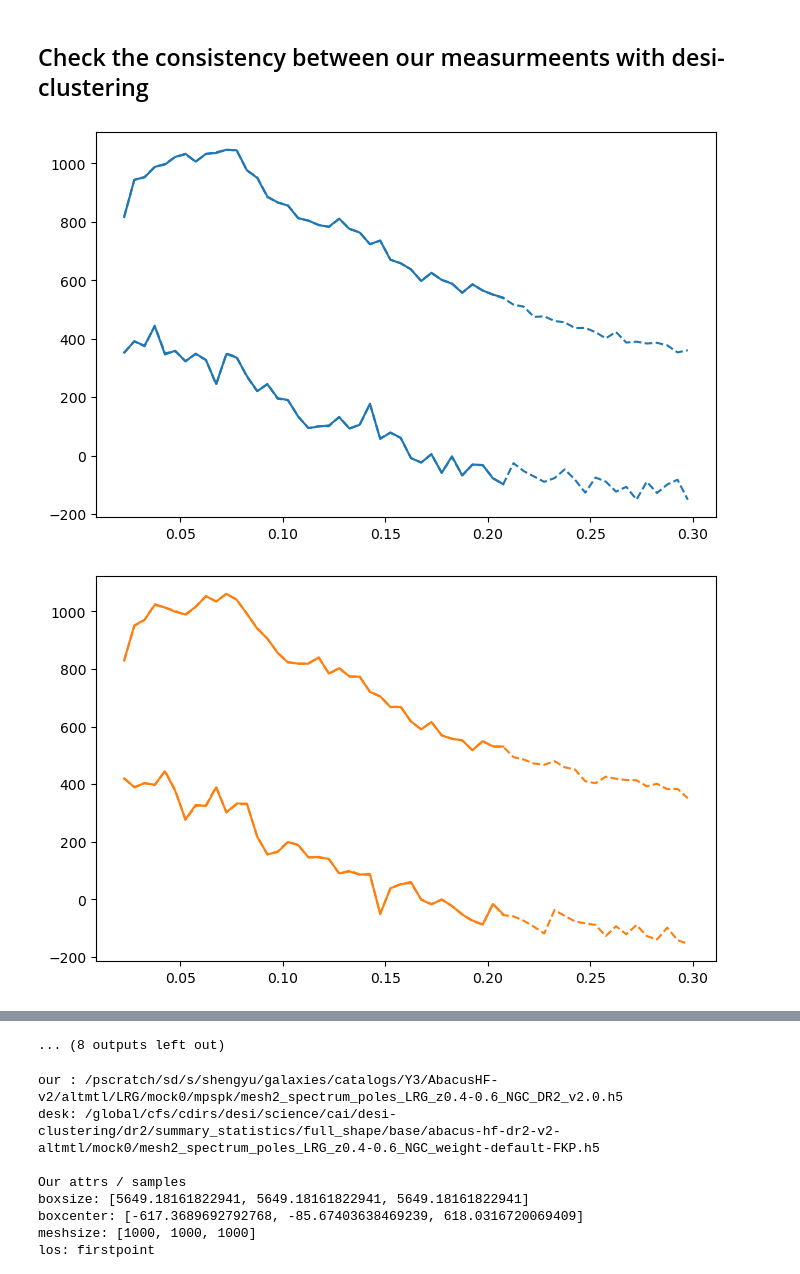
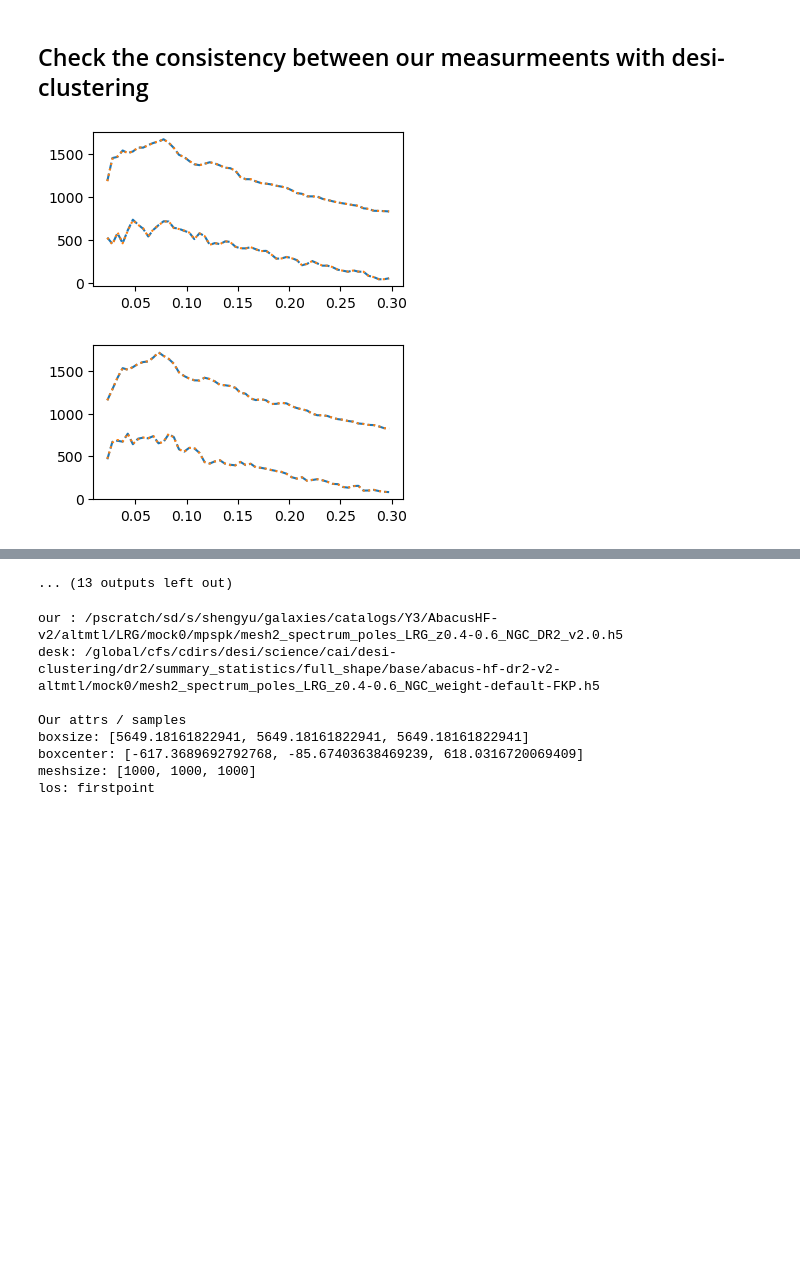
Before and after one commit to ShengyuHE/desi_y3_redshift_errors, a Jupyter notebook: main/clustering/notebooks/check_pk.ipynb, the cells around one changed output, grey strips where cells are left out. Cells and saved outputs as stored; diff of their text form; code cells hidden in the pictures; blank space fills up the shorter version.

```diff
--- a/main/clustering/notebooks/check_pk.ipynb
+++ b/main/clustering/notebooks/check_pk.ipynb
@@ -14,23 +14,27 @@ from helper import GET_REDSHIFT_SET
 # %%
 corr = 'mesh2'
 version ='AbacasHF-v2'
-tracer = 'QSO'
+tracer = 'LRG'
 zsnaps, zranges = GET_REDSHIFT_SET(version, 'altmtl')
 zrange = zranges[tracer[:3]][0]
 zlabel = f'z{zrange[0]}-{zrange[1]}'
-
 region = 'GCcomb'
-for id in range(20):
+for id in range(25):
+    if tracer =='ELG': tracer = 'ELG_LOPnotqso'
     fn1 = f'/pscratch/sd/s/shengyu/galaxies/catalogs/Y3/AbacusHF-v2/altmtl/{tracer[:3]}/mock{id}/mpspk/mesh2_spectrum_poles_{tracer[:3]}_{zlabel}_DR2_v2.0.h5'
     fn2 = f'/global/cfs/cdirs/desi/science/cai/desi-clustering/dr2/summary_statistics/full_shape/base/abacus-hf-dr2-v2-altmtl/mock{id}/mesh2_spectrum_poles_{tracer}_{zlabel}_{region}_weight-default-FKP.h5'
+    # fn1 = f'/global/cfs/cdirs/desi/science/cai/desi-clustering/dr2/summary_statistics/full_shape/data_splits/holi-v3-altmtl/mock{id}/mesh2_spectrum_poles_{tracer}_{zlabel}_{region}_weight-default-FKP.h5'
+    # fn2 = f'/global/cfs/cdirs/desi/science/cai/desi-clustering/dr2/summary_statistics/full_shape/base/holi-v3-altmtl/mock{id}/mesh2_spectrum_poles_{tracer}_{zlabel}_{region}_weight-default-FKP.h5'
     # fn3 = f'/pscratch/sd/s/shengyu/galaxies/catalogs/Y3/AbacusHF-v2/test/full_shape/base/abacus-hf-dr2-v2-altmtl/mock{id}/mesh2_spectrum_poles_{tracer}_{zlabel}_{region}_weight-default-FKP.h5'
-    lss = ['-', '--']
-    fig = plt.figure(figsize=(8,5))
+    lss = ['--', ':']
+    fig = plt.figure(figsize=(4,2))
+    if not os.path.exists(fn2) or not os.path.exists(fn1):
+        continue
     for f, fn in enumerate([fn1, fn2]):
         (k, pk), _ = read_data_from_fn(fn, corr)
-        plt.plot(k, k*pk[0], color = f'C{id}', ls =lss[f])
-        plt.plot(k, k*pk[1], color = f'C{id}', ls =lss[f])
+        plt.plot(k, k*pk[0], color = f'C{f}', ls =lss[f])
+        plt.plot(k, k*pk[1], color = f'C{f}', ls =lss[f])
     plt.show()
 # %% [output]
-[figure, old version]
+[figure, new version]
-[figure, old version]
+[figure, new version]
@@ -47,4 +51,4 @@ for id in range(20):
-... (8 outputs left out)
+... (13 outputs left out)
 # %%
 ## AI helps
 
```
Also changed, not shown: parts of 1 cell of this notebook, 15 other files.
